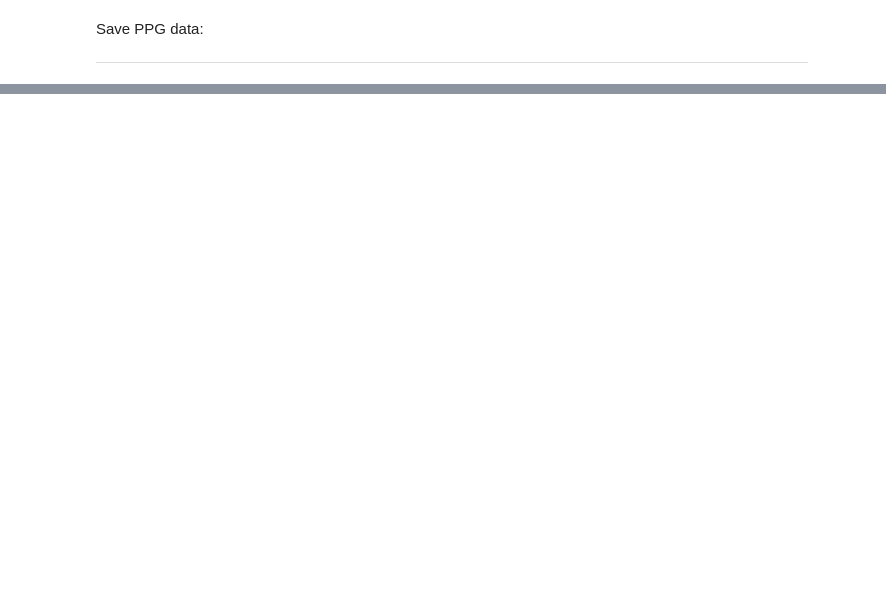
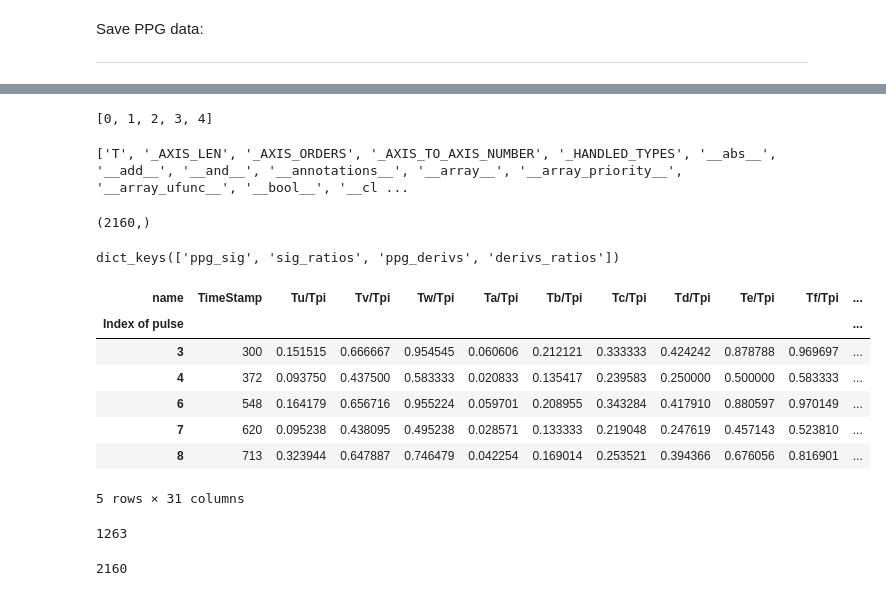
Before and after one commit to FrancescoLeni/AI_PPG, a Jupyter notebook: pyPPG_tutorial.ipynb, the cells around one changed output, grey strips where cells are left out. Drawn from its saved outputs; the diff is of its cells as text; code cells hidden in the pictures; blank space fills up the shorter version.

```diff
--- a/pyPPG_tutorial.ipynb
+++ b/pyPPG_tutorial.ipynb
@@ -245,0 +232,35 @@ Results have been saved into the "temp_dir".
+# %%
+print(list(range(6 - 1)))
+# %% [output]
+[0, 1, 2, 3, 4]
+# %%
+print(dir(fp.on))
+# %% [output]
+['T', '_AXIS_LEN', '_AXIS_ORDERS', '_AXIS_TO_AXIS_NUMBER', '_HANDLED_TYPES', '__abs__', '__add__', '__and__', '__annotations__', '__array__', '__array_priority__', '__array_ufunc__', '__bool__', '__cl ...
+# %%
+print(fp.on.shape)
+# %% [output]
+(2160,)
+# %%
+print(bm_vals.keys())
+# %% [output]
+dict_keys(['ppg_sig', 'sig_ratios', 'ppg_derivs', 'derivs_ratios'])
+# %%
+bm_vals['derivs_ratios'].head()
+# %% [output]
+| name | TimeStamp | Tu/Tpi | Tv/Tpi | Tw/Tpi | Ta/Tpi | Tb/Tpi | Tc/Tpi | Td/Tpi | Te/Tpi | Tf/Tpi | ... |
+| Index of pulse |  |  |  |  |  |  |  |  |  |  | ... |
+| 3 | 300 | 0.151515 | 0.666667 | 0.954545 | 0.060606 | 0.212121 | 0.333333 | 0.424242 | 0.878788 | 0.969697 | ... |
+| 4 | 372 | 0.093750 | 0.437500 | 0.583333 | 0.020833 | 0.135417 | 0.239583 | 0.250000 | 0.500000 | 0.583333 | ... |
+| 6 | 548 | 0.164179 | 0.656716 | 0.955224 | 0.059701 | 0.208955 | 0.343284 | 0.417910 | 0.880597 | 0.970149 | ... |
+| 7 | 620 | 0.095238 | 0.438095 | 0.495238 | 0.028571 | 0.133333 | 0.219048 | 0.247619 | 0.457143 | 0.523810 | ... |
+| 8 | 713 | 0.323944 | 0.647887 | 0.746479 | 0.042254 | 0.169014 | 0.253521 | 0.394366 | 0.676056 | 0.816901 | ... |
+5 rows × 31 columns
+# %%
+bm_vals['derivs_ratios'].shape[0]
+# %% [output]
+1263
+# %%
+fp.on.shape[0]
+# %% [output]
+2160
```
Also changed, not shown: parts of 9 cells of this notebook, 3 other files.
